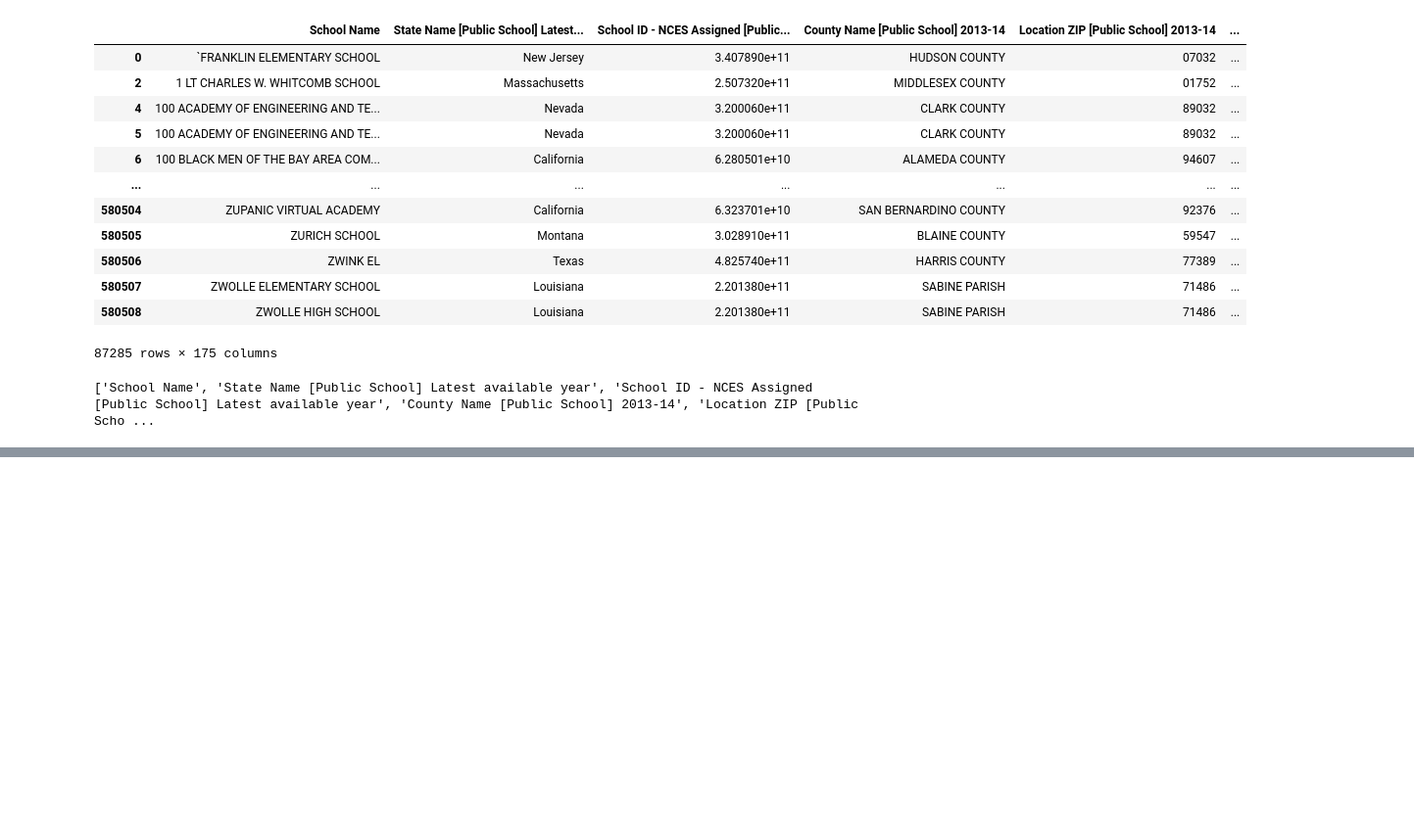
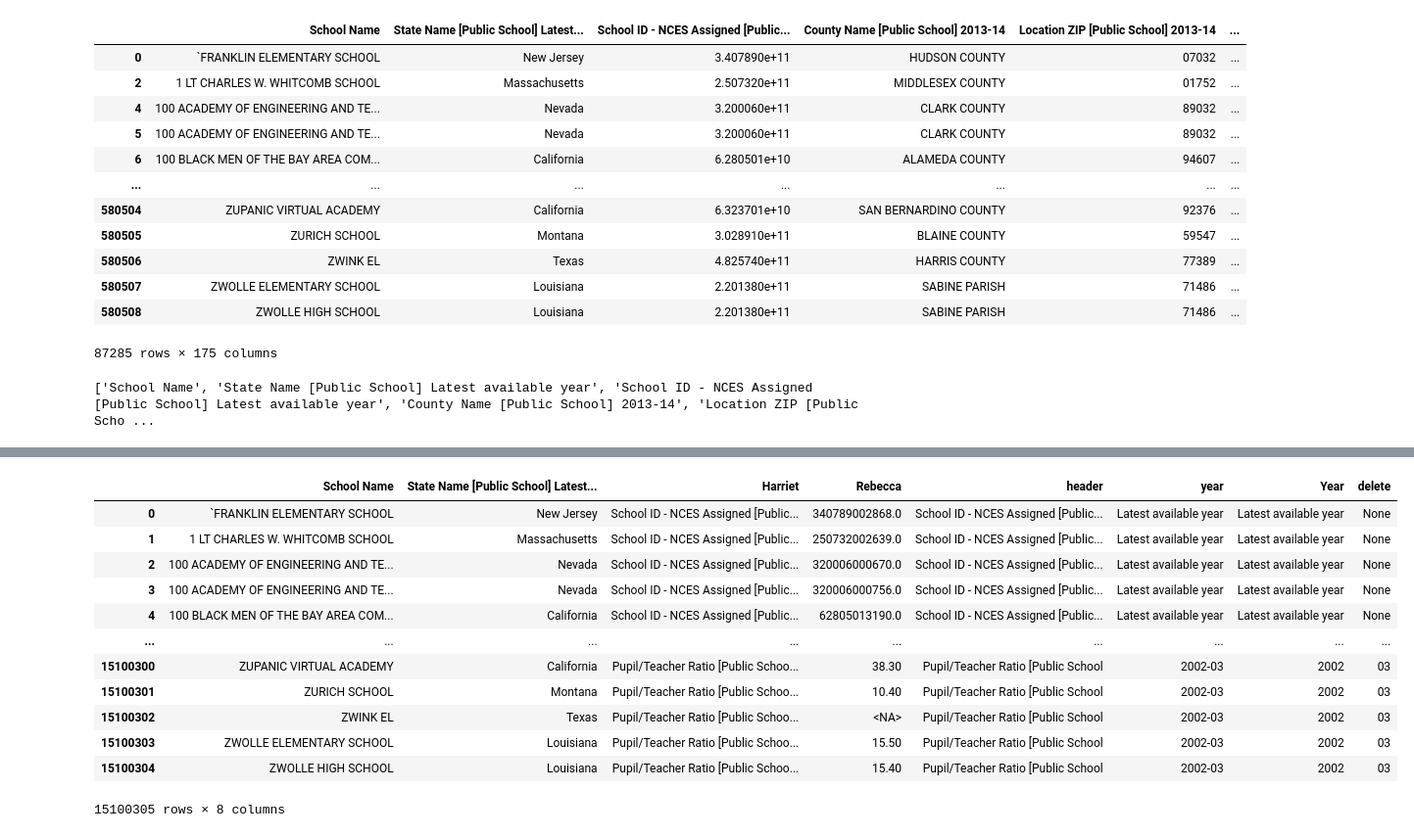
Before and after one commit to Becca8463/Project_3, a Jupyter notebook: School_Data/2002 - 2014 School Data (2).ipynb, the cells around one changed output, grey strips where cells are left out. Shown at 98% size. Drawn from its saved outputs; the diff is of its cells as text; code cells hidden in the pictures; blank space fills up the shorter version.

```diff
--- a/School_Data/2002 - 2014 School Data (2).ipynb
+++ b/School_Data/2002 - 2014 School Data (2).ipynb
@@ -226,2 +136,3 @@ data_cleaned
-# %%
-data_cleaned.index.names=["Schools_Index"]
+# %%
+data_cleaned = pd.melt(data_cleaned, id_vars=['School Name', 'State Name [Public School] Latest available year'], var_name='Harriet', value_name='Rebecca')
+data_cleaned
@@ -227,0 +153,3 @@ data_cleaned.index.names=["Schools_Index"]
+# %%
+data_cleaned[['header', 'year']]=data_cleaned['Harriet'].str.split('] ', expand=True)
+data_cleaned
@@ -227,0 +170,17 @@ data_cleaned.index.names=["Schools_Index"]
+# %%
+data_cleaned[['Year', 'delete']]=data_cleaned['year'].str.split('-', expand=True)
+data_cleaned
+# %% [output]
+|  | School Name | State Name [Public School] Latest... | Harriet | Rebecca | header | year | Year | delete |
+| 0 | `FRANKLIN ELEMENTARY SCHOOL | New Jersey | School ID - NCES Assigned [Public... | 340789002868.0 | School ID - NCES Assigned [Public... | Latest available year | Latest available year | None |
+| 1 | 1 LT CHARLES W. WHITCOMB SCHOOL | Massachusetts | School ID - NCES Assigned [Public... | 250732002639.0 | School ID - NCES Assigned [Public... | Latest available year | Latest available year | None |
+| 2 | 100 ACADEMY OF ENGINEERING AND TE... | Nevada | School ID - NCES Assigned [Public... | 320006000670.0 | School ID - NCES Assigned [Public... | Latest available year | Latest available year | None |
+| 3 | 100 ACADEMY OF ENGINEERING AND TE... | Nevada | School ID - NCES Assigned [Public... | 320006000756.0 | School ID - NCES Assigned [Public... | Latest available year | Latest available year | None |
+| 4 | 100 BLACK MEN OF THE BAY AREA COM... | California | School ID - NCES Assigned [Public... | 62805013190.0 | School ID - NCES Assigned [Public... | Latest available year | Latest available year | None |
+| ... | ... | ... | ... | ... | ... | ... | ... | ... |
+| 15100300 | ZUPANIC VIRTUAL ACADEMY | California | Pupil/Teacher Ratio [Public Schoo... | 38.30 | Pupil/Teacher Ratio [Public School | 2002-03 | 2002 | 03 |
+| 15100301 | ZURICH SCHOOL | Montana | Pupil/Teacher Ratio [Public Schoo... | 10.40 | Pupil/Teacher Ratio [Public School | 2002-03 | 2002 | 03 |
+| 15100302 | ZWINK EL | Texas | Pupil/Teacher Ratio [Public Schoo... | <NA> | Pupil/Teacher Ratio [Public School | 2002-03 | 2002 | 03 |
+| 15100303 | ZWOLLE ELEMENTARY SCHOOL | Louisiana | Pupil/Teacher Ratio [Public Schoo... | 15.50 | Pupil/Teacher Ratio [Public School | 2002-03 | 2002 | 03 |
+| 15100304 | ZWOLLE HIGH SCHOOL | Louisiana | Pupil/Teacher Ratio [Public Schoo... | 15.40 | Pupil/Teacher Ratio [Public School | 2002-03 | 2002 | 03 |
+15100305 rows × 8 columns
```
Also changed, not shown: parts of 9 cells of this notebook.
